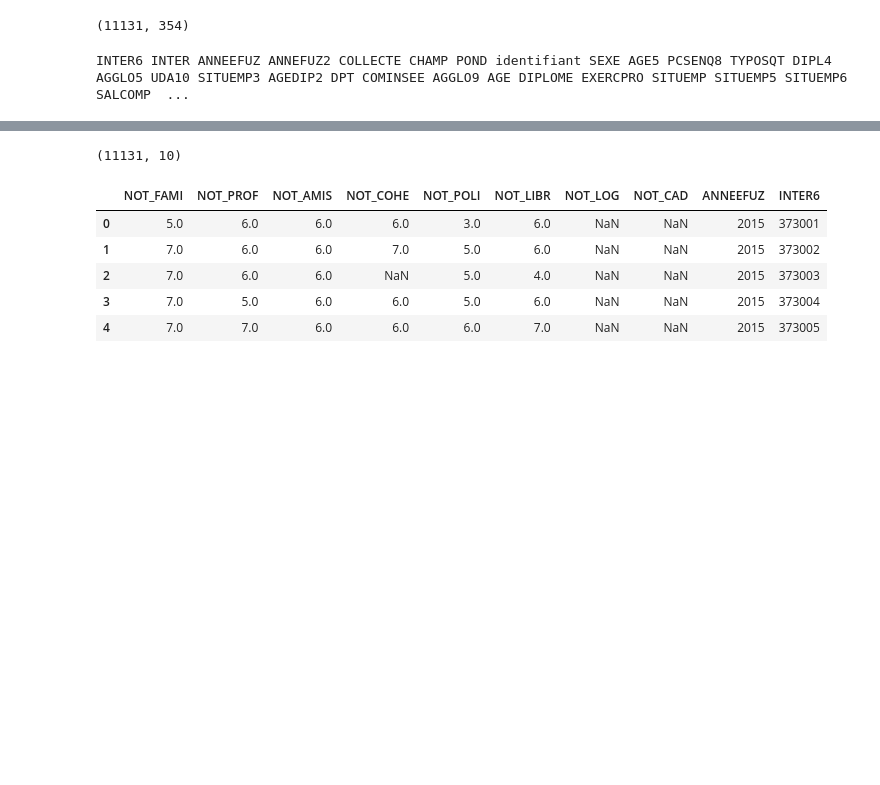
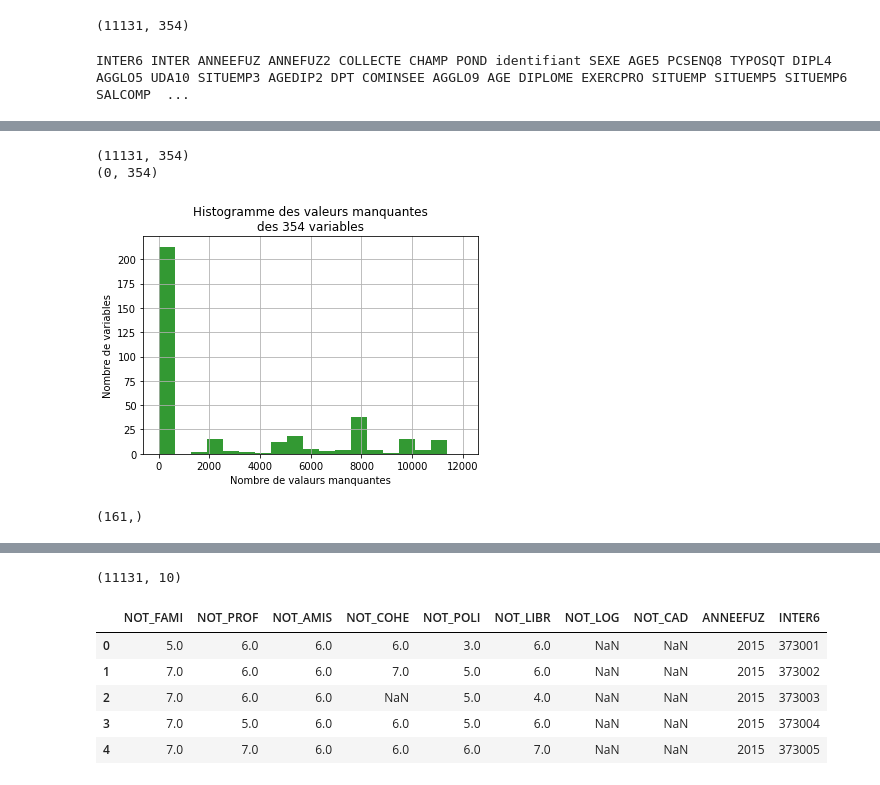
Before and after one commit to Greg131/Felix, a Jupyter notebook: Exploration with python.ipynb, the cells around one changed output, grey strips where cells are left out. Saved outputs shown, nothing was run; the diff lists cells and outputs as text; code cells hidden in the pictures; blank space fills up the shorter version.

```diff
--- a/Exploration with python.ipynb
+++ b/Exploration with python.ipynb
@@ -24,0 +45,19 @@ INTER6 INTER ANNEEFUZ ANNEFUZ2 COLLECTE CHAMP POND identifiant SEXE AGE5 PCSENQ8
+# %%
+print(cdv.shape)
+print(cdv.dropna().shape)
+# Aucune ligne n'est complete ...
+# %% [output]
+(11131, 354)
+(0, 354)
+# %%
+A = np.sum(cdv.isnull())
+# %%
+fig=plt.figure()
+plt.title("Histogramme des valeurs manquantes\ndes 354 variables")
+plt.ylabel(u'Nombre de variables')
+plt.xlabel("Nombre de valaurs manquantes")
+bins = np.linspace(0, 12000, 20)
+plt.hist(A, bins, facecolor='g', alpha=0.8)
+plt.grid()
+# %% [output]
+[figure, added]
@@ -24,0 +66,4 @@ INTER6 INTER ANNEEFUZ ANNEFUZ2 COLLECTE CHAMP POND identifiant SEXE AGE5 PCSENQ8
+# %%
+B.shape
+# %% [output]
+(161,)
```
Also changed, not shown: parts of 7 cells of this notebook.
